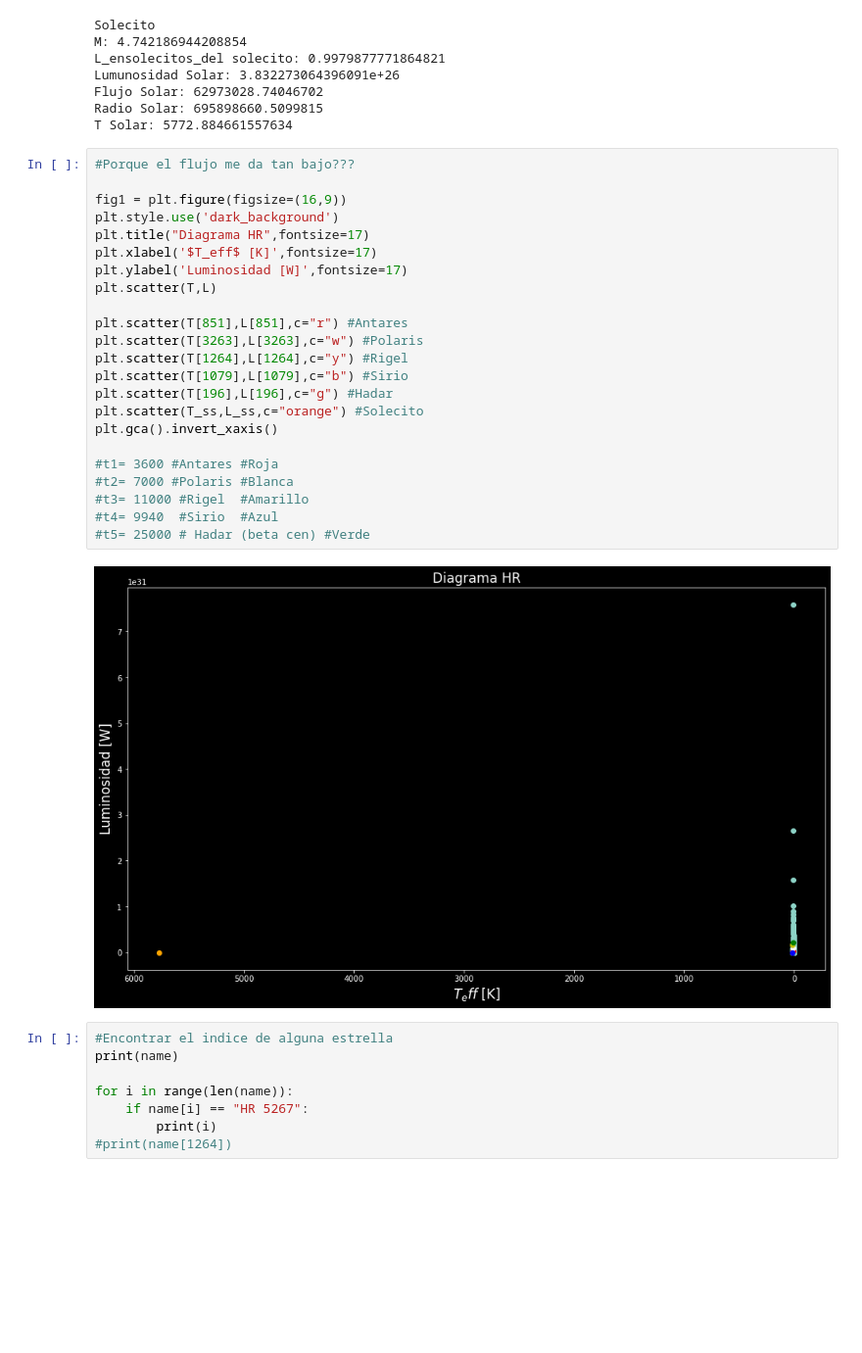
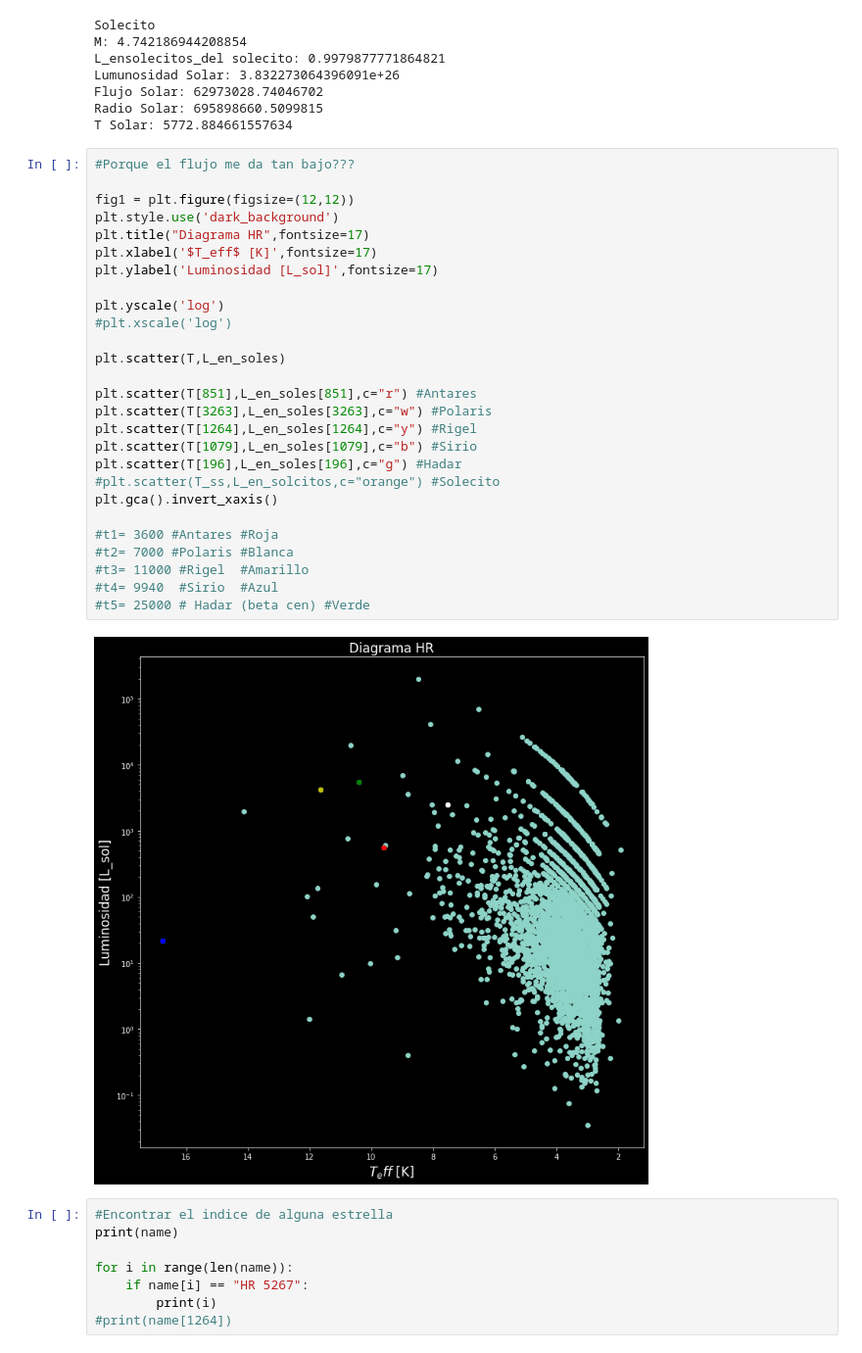
Before and after one commit to Allonck/Trabajo-Astrofisica, a Jupyter notebook: Trabajo Astro/New HR Attempt.ipynb, the cells around one changed output. Shown at 98% size. Cells and saved outputs as stored; diff of their text form; blank space fills up the shorter version.

```diff
--- a/Trabajo Astro/New HR Attempt.ipynb
+++ b/Trabajo Astro/New HR Attempt.ipynb
@@ -183,28 +182,32 @@ T Solar: 5772.884661557634
 # %%
 #Porque el flujo me da tan bajo???
 
-fig1 = plt.figure(figsize=(16,9))
+fig1 = plt.figure(figsize=(12,12))
 plt.style.use('dark_background')
 plt.title("Diagrama HR",fontsize=17)
 plt.xlabel('$T_eff$ [K]',fontsize=17)
-plt.ylabel('Luminosidad [W]',fontsize=17)
-plt.scatter(T,L)
+plt.ylabel('Luminosidad [L_sol]',fontsize=17)
 
-plt.scatter(T[851],L[851],c="r") #Antares
-plt.scatter(T[3263],L[3263],c="w") #Polaris
-plt.scatter(T[1264],L[1264],c="y") #Rigel
-plt.scatter(T[1079],L[1079],c="b") #Sirio
-plt.scatter(T[196],L[196],c="g") #Hadar
-plt.scatter(T_ss,L_ss,c="orange") #Solecito
+plt.yscale('log')
+#plt.xscale('log')
+
+plt.scatter(T,L_en_soles)
+
+plt.scatter(T[851],L_en_soles[851],c="r") #Antares
+plt.scatter(T[3263],L_en_soles[3263],c="w") #Polaris
+plt.scatter(T[1264],L_en_soles[1264],c="y") #Rigel
+plt.scatter(T[1079],L_en_soles[1079],c="b") #Sirio
+plt.scatter(T[196],L_en_soles[196],c="g") #Hadar
+#plt.scatter(T_ss,L_en_solcitos,c="orange") #Solecito
 plt.gca().invert_xaxis()
 
 #t1= 3600 #Antares #Roja
 #t2= 7000 #Polaris #Blanca
 #t3= 11000 #Rigel  #Amarillo
 #t4= 9940  #Sirio  #Azul
 #t5= 25000 # Hadar (beta cen) #Verde
 # %% [output]
-[figure, old version]
+[figure, new version]
 # %%
 #Encontrar el indice de alguna estrella
 print(name)
```
Also changed, not shown: parts of 4 cells of this notebook.
